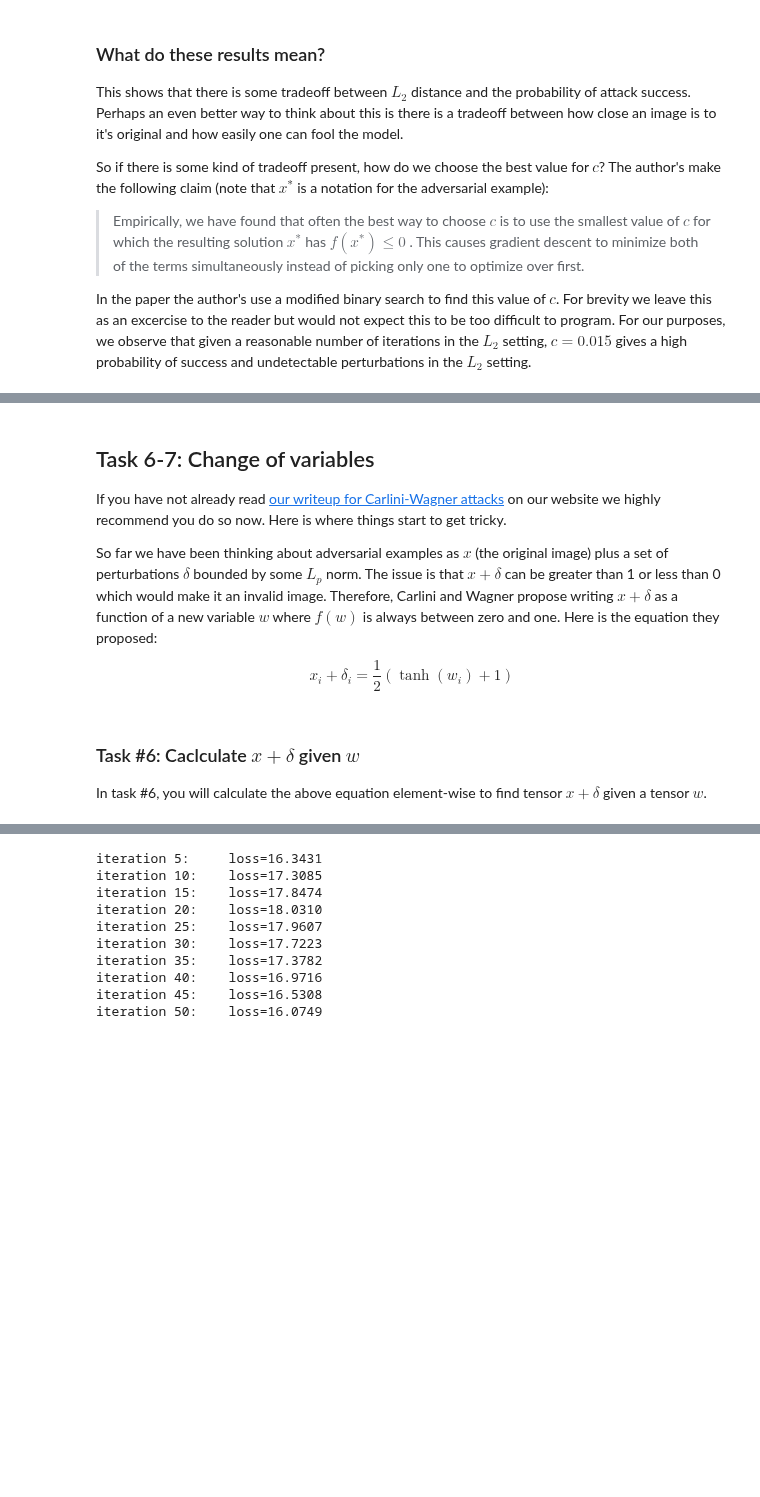
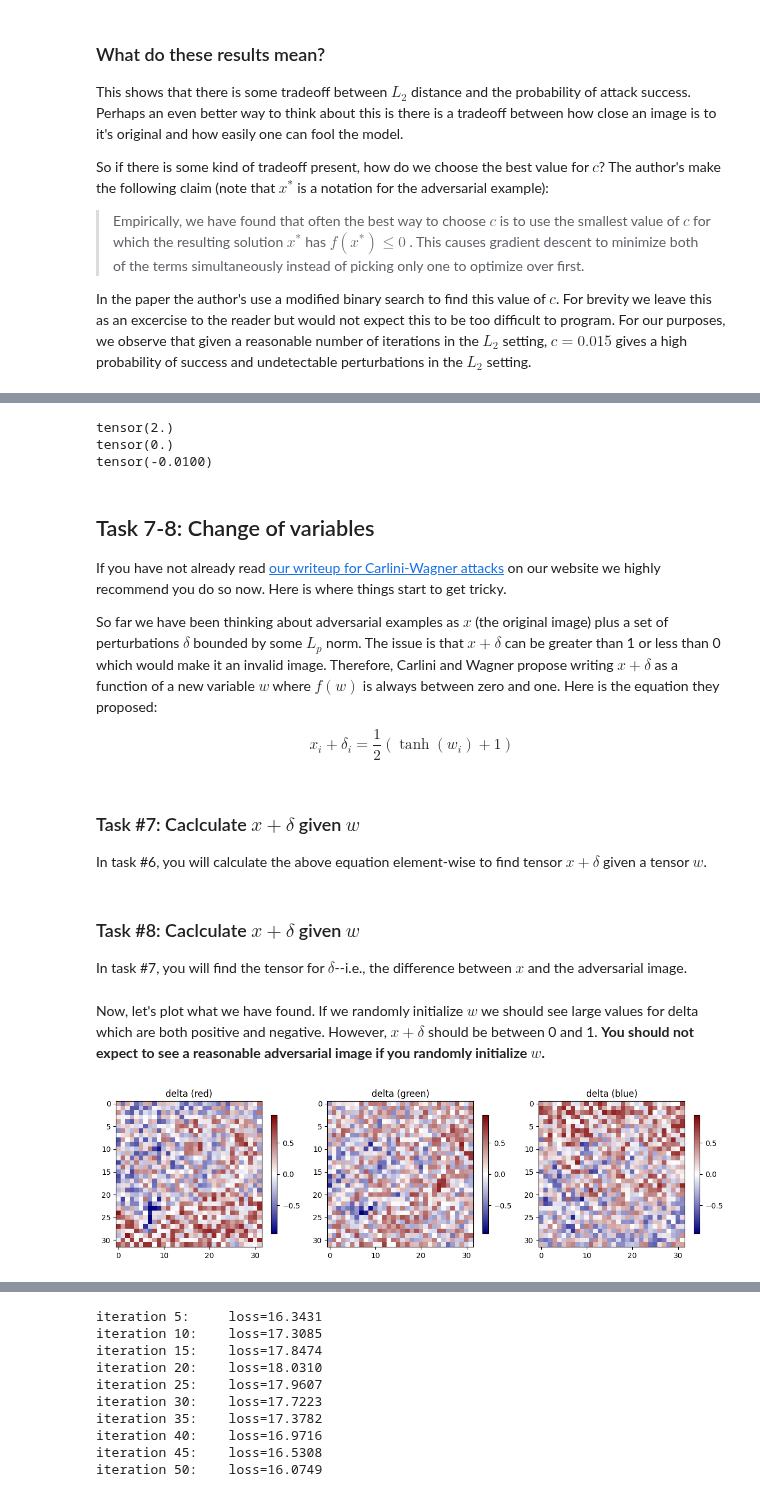
Before and after one commit to zroe1/xlab-ai-security, a Jupyter notebook: working/CW.ipynb, the cells around one changed output, grey strips where cells are left out. Cells and saved outputs as stored; diff of their text form; code cells hidden in the pictures; blank space fills up the shorter version.

```diff
--- a/working/CW.ipynb
+++ b/working/CW.ipynb
@@ -456,5 +479,18 @@ In the paper the author's use a modified binary search to find this value of $c$
+# %%
+tau = 0.01
+
+x = torch.tensor([1.0, 3.0])
+print(confident_f6(x, 0, tau)) # should be >0
+x = torch.tensor([1.0, 1.0])
+print(confident_f6(x, 0, tau)) # should be =0
+x = torch.tensor([3.0, 1.0])
+print(confident_f6(x, 0, tau)) # should be <0
+# %% [output]
+tensor(2.)
+tensor(0.)
+tensor(-0.0100)
 # %% [markdown]
-## Task 6-7: Change of variables
+## Task 7-8: Change of variables
 
 If you have not already read [our writeup for Carlini-Wagner attacks](https://xlabaisecurity.com/adversarial/cw/) on our website we highly recommend you do so now. Here is where things start to get tricky.
 
@@ -464,6 +500,34 @@ $$
 x_i + \delta_i = \frac{1}{2} (\tanh({w_i}) + 1)
 $$
 # %% [markdown]
-### Task #6: Caclculate $x + \delta$ given $w$
+### Task #7: Caclculate $x + \delta$ given $w$
 
 In task #6, you will calculate the above equation element-wise to find tensor $x + \delta$ given a tensor $w$.
+# %%
+def get_adv_from_w(w):
+    return 0.5 * (torch.tanh(w) + 1)
+# %% [markdown]
+### Task #8: Caclculate $x + \delta$ given $w$
+
+In task #7, you will find the tensor for $\delta$--i.e., the difference between $x$ and the adversarial image.
+# %%
+def get_delta(w, x):
+    return 0.5 * (torch.tanh(w) + 1) - x
+# %% [markdown]
+Now, let's plot what we have found. If we randomly initialize $w$ we should see large values for delta which are both positive and negative. However, $x+\delta$ should be between 0 and 1. <b>You should not expect to see a reasonable adversarial image if you randomly initialize $w$.</b>
+# %%
+x_clean = x_test[0:0+1]
+rand_w = torch.randn_like(x_clean)
+adv = get_adv_from_w(rand_w)[0].cpu()
+delta = get_delta(rand_w, x_clean)[0].cpu()
+
+# you should expect to see positive and negative numbers
+_ = xlab.utils.plot_tensors(
+    [delta[0], delta[1], delta[2]],
+    log_scale=False,
+    ncols=3,
+    # log_scale=True,
+    titles = ["delta (red)", "delta (green)", "delta (blue)"]
+)
+# %% [output]
+[figure, added]
```
Also changed, not shown: parts of 12 cells of this notebook.
